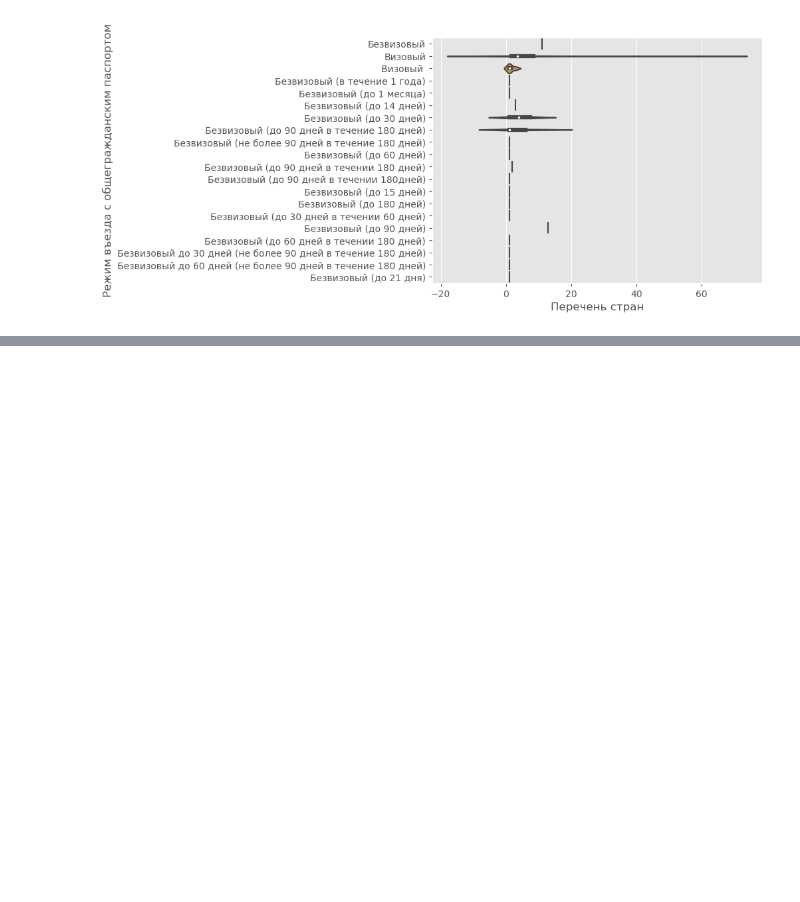
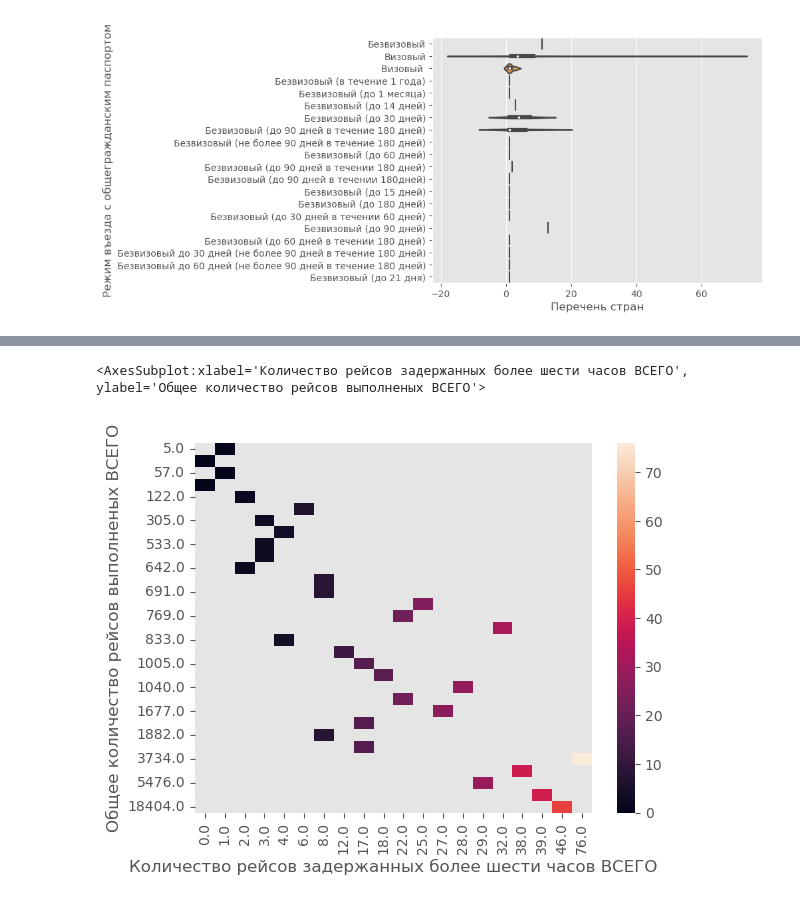
Before and after one commit to paulyurlov/DataVisualization, a Jupyter notebook: Семринар_11.ipynb, the cells around one changed output, grey strips where cells are left out. Cells and saved outputs as stored; diff of their text form; code cells hidden in the pictures; blank space fills up the shorter version.

```diff
--- a/Семринар_11.ipynb
+++ b/Семринар_11.ipynb
@@ -134,0 +216,6 @@ tmp
+# %%
+tmp = df.groupby(['Общее количество рейсов выполненых ВСЕГО', 'Количество рейсов задержанных более шести часов ВСЕГО']).sum().reset_index().pivot(index='Общее количество рейсов выполненых ВСЕГО', columns='Количество рейсов задержанных более шести часов ВСЕГО', values='Количество рейсов задержанных более шести часов ВСЕГО')
+sns.heatmap(data=tmp)
+# %% [output]
+<AxesSubplot:xlabel='Количество рейсов задержанных более шести часов ВСЕГО', ylabel='Общее количество рейсов выполненых ВСЕГО'>
+[figure, added]
```
Also changed, not shown: parts of 8 cells of this notebook, 2 other files.
